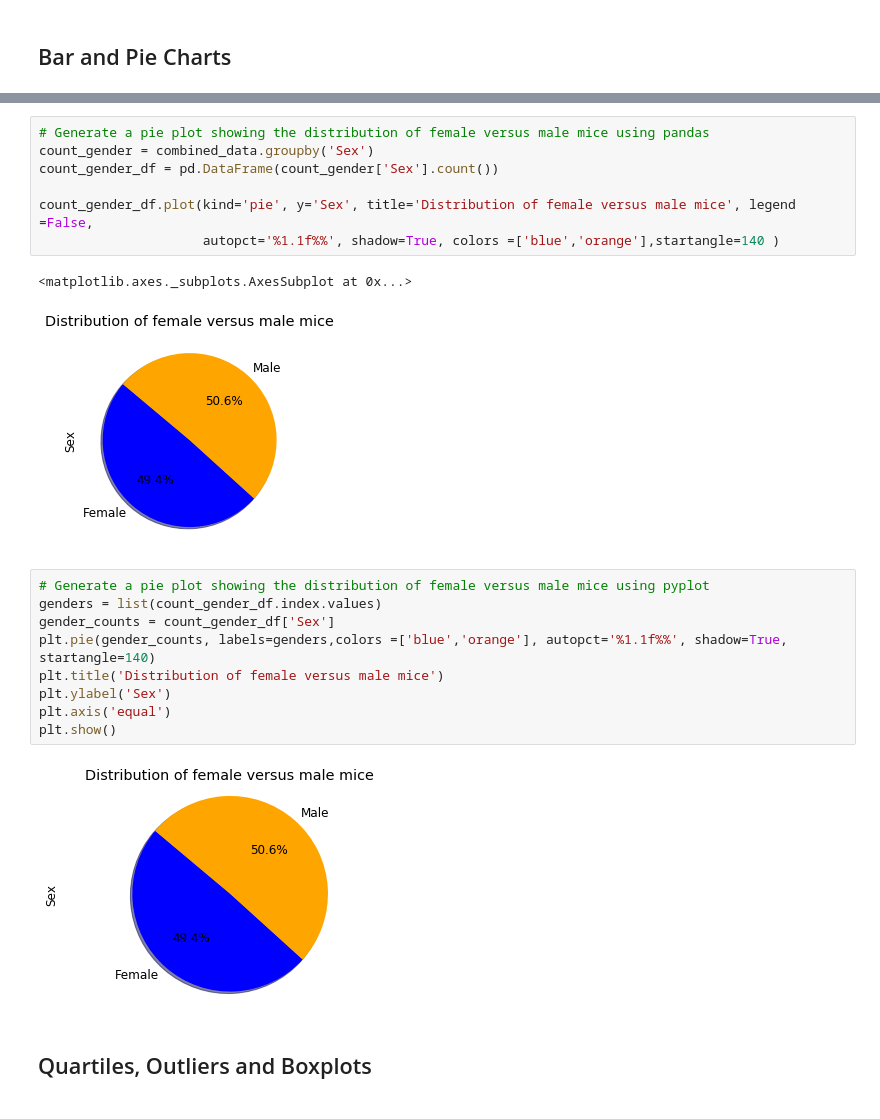
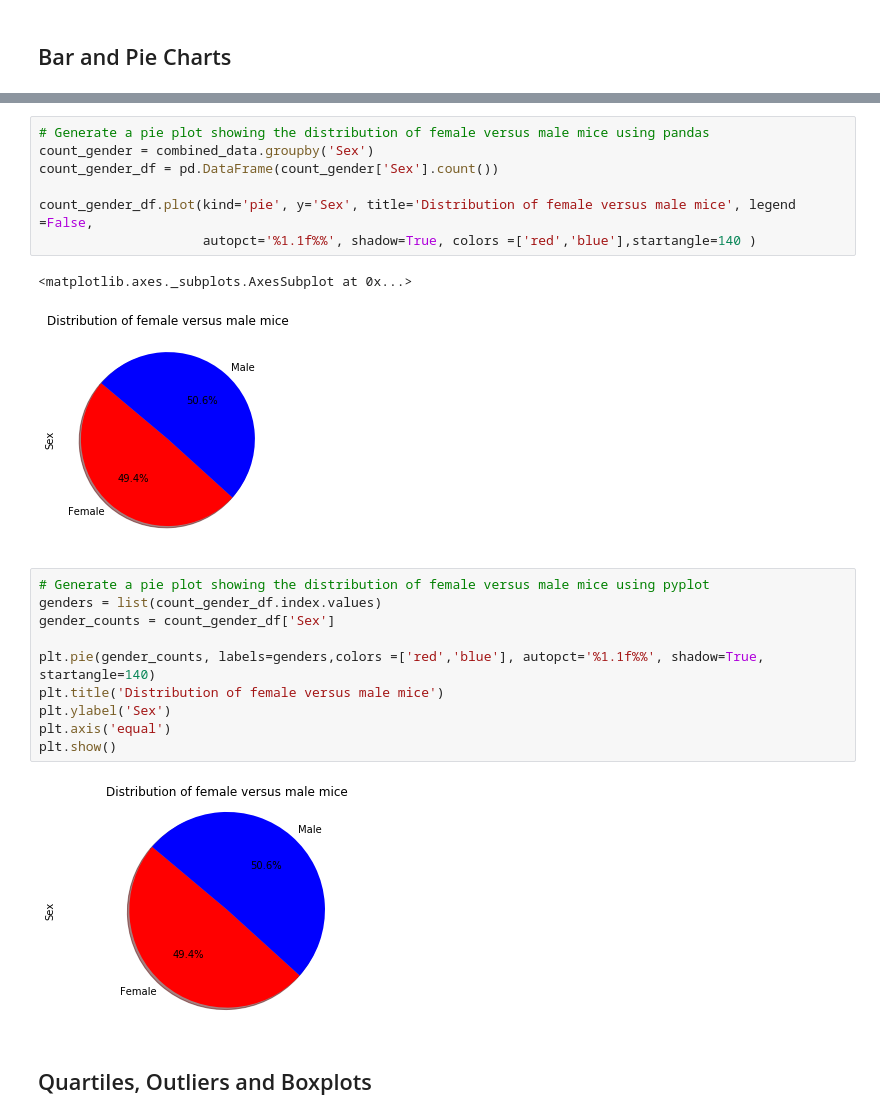
Before and after one commit to tnguyen0306/Matplotlib-The-Power-of-Plots, a Jupyter notebook: pymaceuticals_starter.ipynb, the cells around one changed output, grey strips where cells are left out. Cells and saved outputs as stored; diff of their text form.

```diff
--- a/pymaceuticals_starter.ipynb
+++ b/pymaceuticals_starter.ipynb
@@ -176,24 +182,25 @@ plt.show()
 # %%
 # Generate a pie plot showing the distribution of female versus male mice using pandas
 count_gender = combined_data.groupby('Sex')
 count_gender_df = pd.DataFrame(count_gender['Sex'].count())
 
 count_gender_df.plot(kind='pie', y='Sex', title='Distribution of female versus male mice', legend =False,
-                     autopct='%1.1f%%', shadow=True, colors =['blue','orange'],startangle=140 )
+                     autopct='%1.1f%%', shadow=True, colors =['red','blue'],startangle=140 )
 # %% [output]
 <matplotlib.axes._subplots.AxesSubplot at 0x...>
-[figure, old version]
+[figure, new version]
 # %%
 # Generate a pie plot showing the distribution of female versus male mice using pyplot
 genders = list(count_gender_df.index.values)
 gender_counts = count_gender_df['Sex']
-plt.pie(gender_counts, labels=genders,colors =['blue','orange'], autopct='%1.1f%%', shadow=True, startangle=140)
+
+plt.pie(gender_counts, labels=genders,colors =['red','blue'], autopct='%1.1f%%', shadow=True, startangle=140)
 plt.title('Distribution of female versus male mice')
 plt.ylabel('Sex')
 plt.axis('equal')
 plt.show()
 # %% [output]
-[figure, old version]
+[figure, new version]
 # %% [markdown]
 ## Quartiles, Outliers and Boxplots
 # %%
```
Also changed, not shown: parts of 4 cells of this notebook.
